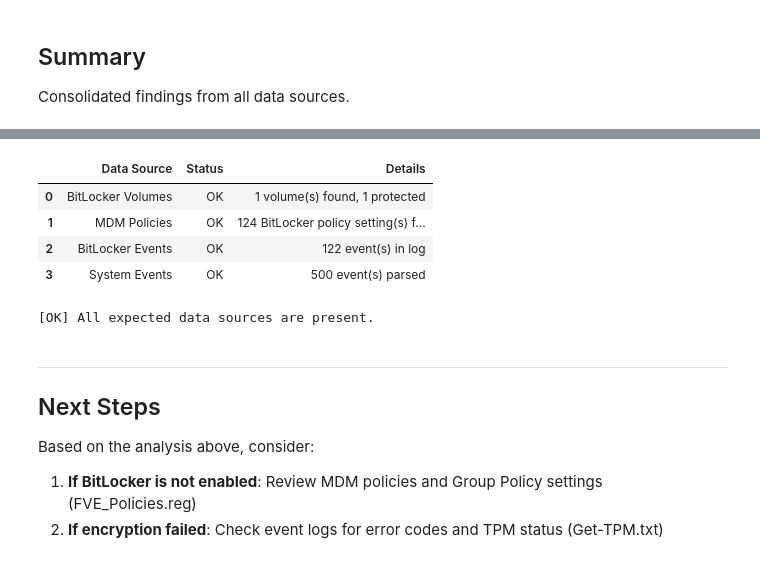
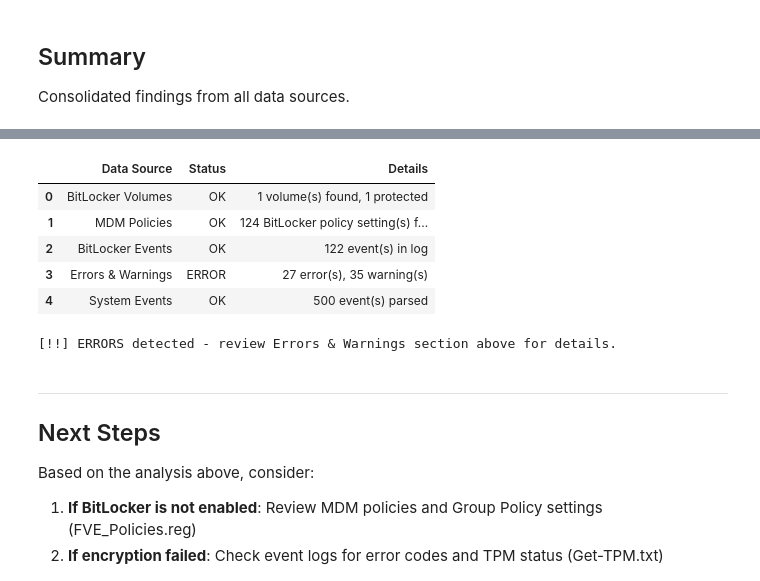
Before and after one commit to kkaminsk/Get-BitLockerStatus, a Jupyter notebook: Analysis.ipynb, the cells around one changed output, grey strips where cells are left out. Drawn from its saved outputs; the diff is of its cells as text; code cells hidden in the pictures.

Commit message:
Expand on eventlog errors.

```diff
--- a/Analysis.ipynb
+++ b/Analysis.ipynb
@@ -607,10 +784,22 @@ display(summary_df)
 
 # Status indicators
 missing_count = (summary_df['Status'] == 'Missing').sum()
+error_count = (summary_df['Status'] == 'ERROR').sum()
+critical_count = (summary_df['Status'] == 'CRITICAL').sum()
+warning_count = (summary_df['Status'] == 'WARNING').sum()
+
+print()
+if critical_count > 0:
+    print("[!!!] CRITICAL issues detected - immediate attention required!")
+elif error_count > 0:
+    print("[!!] ERRORS detected - review Errors & Warnings section above for details.")
+elif warning_count > 0:
+    print("[!] WARNINGS detected - review Errors & Warnings section above for details.")
+
 if missing_count > 0:
-    print(f"\n[!] {missing_count} data source(s) missing - some analyses may be incomplete.")
-else:
-    print("\n[OK] All expected data sources are present.")
+    print(f"[!] {missing_count} data source(s) missing - some analyses may be incomplete.")
+elif critical_count == 0 and error_count == 0 and warning_count == 0:
+    print("[OK] All data sources present with no errors or warnings.")
 # %% [output]
 ============================================================
 ANALYSIS SUMMARY
@@ -621,9 +810,10 @@ Analysis Time: 2025-12-20 14:55:31
 |  | Data Source | Status | Details |
 | 0 | BitLocker Volumes | OK | 1 volume(s) found, 1 protected |
 | 1 | MDM Policies | OK | 124 BitLocker policy setting(s) f... |
 | 2 | BitLocker Events | OK | 122 event(s) in log |
-| 3 | System Events | OK | 500 event(s) parsed |
+| 3 | Errors & Warnings | ERROR | 27 error(s), 35 warning(s) |
+| 4 | System Events | OK | 500 event(s) parsed |
-[OK] All expected data sources are present.
+[!!] ERRORS detected - review Errors & Warnings section above for details.
 # %% [markdown]
 ---
 
```
Also changed, not shown: parts of 7 cells of this notebook, 1 other file.
